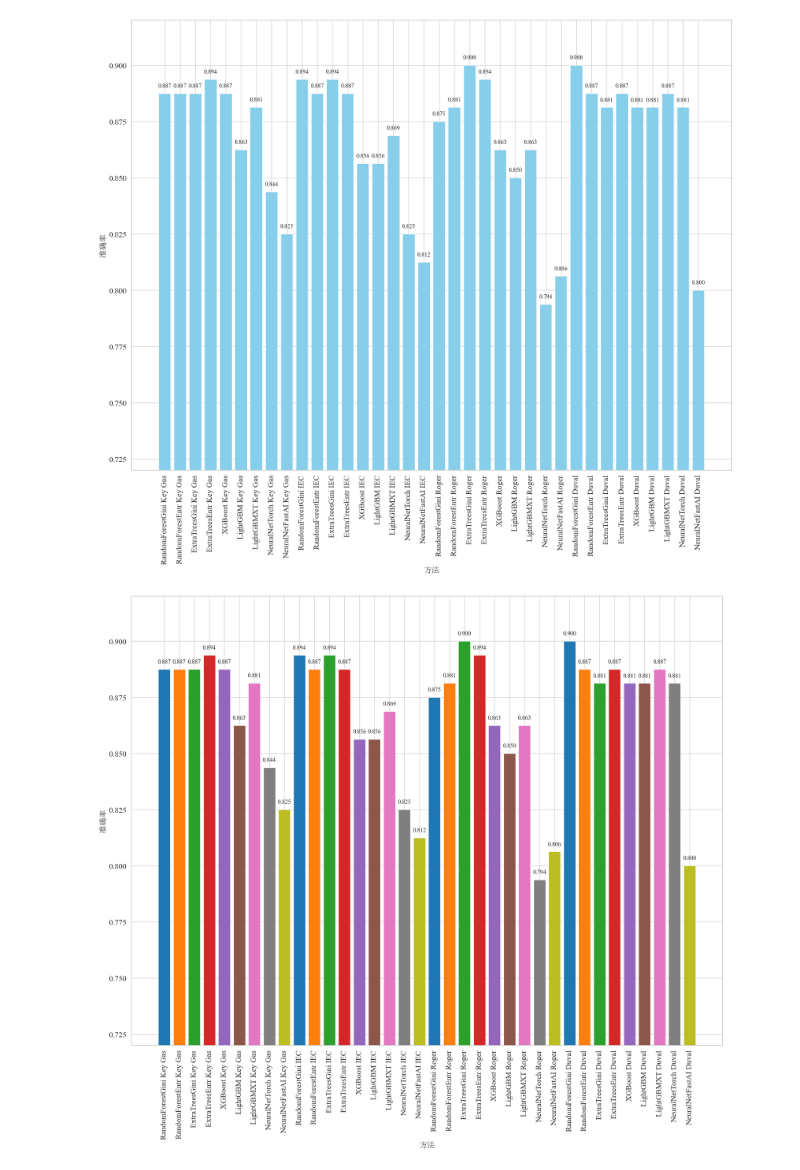
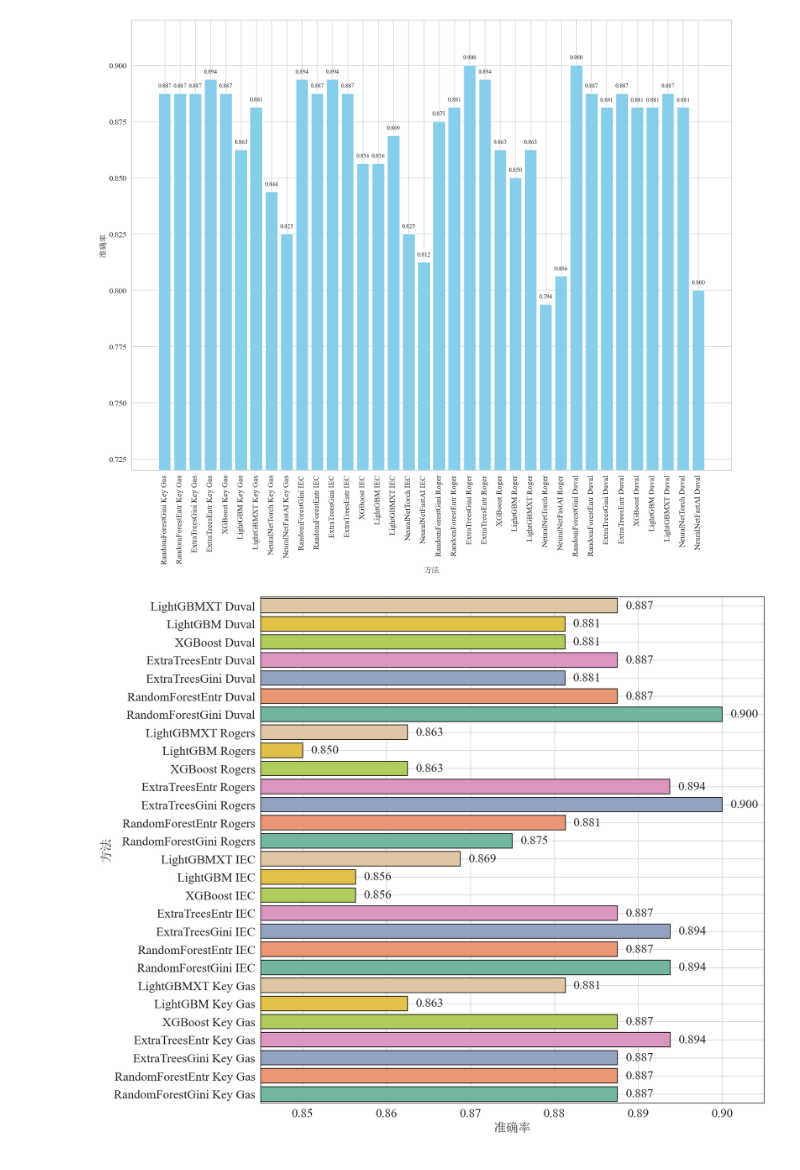
Before and after one commit to Sihan0229/DGA, a Jupyter notebook: Dissolved-Gas-Analysis/figure_show.ipynb, the cells around one changed output. Saved outputs shown, nothing was run; the diff lists cells and outputs as text; code cells hidden in the pictures.

```diff
--- a/Dissolved-Gas-Analysis/figure_show.ipynb
+++ b/Dissolved-Gas-Analysis/figure_show.ipynb
@@ -628,62 +569,87 @@ plt.show()
 # %%
 import matplotlib.pyplot as plt
 import pandas as pd
 from matplotlib.font_manager import FontProperties
 
 # 设置字体
-font_cn = FontProperties(fname=r"C:\Windows\Fonts\simsun.ttc", size=16)
-font_en = FontProperties(fname=r"C:\Windows\Fonts\times.ttf", size=16)
+font_cn = FontProperties(fname=r"C:\Windows\Fonts\simsun.ttc", size=22)
+font_en = FontProperties(fname=r"C:\Windows\Fonts\times.ttf", size=22)
 
 # 构造数据
 data = {
-    '特征': ['Key Gas'] * 9 + ['IEC'] * 9 + ['Roger'] * 9 + ['Duval'] * 9,
+    '特征': ['Key Gas'] * 7 + ['IEC'] * 7 + ['Rogers'] * 7 + ['Duval'] * 7,
     '模型': [
-        'RandomForestGini', 'RandomForestEntr', 'ExtraTreesGini', 'ExtraTreesEntr', 'XGBoost', 'LightGBM', 'LightGBMXT', 'NeuralNetTorch', 'NeuralNetFastAI',
-        'RandomForestGini', 'RandomForestEntr', 'ExtraTreesGini', 'ExtraTreesEntr', 'XGBoost', 'LightGBM', 'LightGBMXT', 'NeuralNetTorch', 'NeuralNetFastAI',
-        'RandomForestGini', 'RandomForestEntr', 'ExtraTreesGini', 'ExtraTreesEntr', 'XGBoost', 'LightGBM', 'LightGBMXT', 'NeuralNetTorch', 'NeuralNetFastAI',
-        'RandomForestGini', 'RandomForestEntr', 'ExtraTreesGini', 'ExtraTreesEntr', 'XGBoost', 'LightGBM', 'LightGBMXT', 'NeuralNetTorch', 'NeuralNetFastAI',
+        'RandomForestGini', 'RandomForestEntr', 'ExtraTreesGini', 'ExtraTreesEntr', 'XGBoost', 'LightGBM', 'LightGBMXT',# 'NeuralNetTorch', 'NeuralNetFastAI',
+        'RandomForestGini', 'RandomForestEntr', 'ExtraTreesGini', 'ExtraTreesEntr', 'XGBoost', 'LightGBM', 'LightGBMXT', #'NeuralNetTorch', 'NeuralNetFastAI',
+        'RandomForestGini', 'RandomForestEntr', 'ExtraTreesGini', 'ExtraTreesEntr', 'XGBoost', 'LightGBM', 'LightGBMXT', #'NeuralNetTorch', 'NeuralNetFastAI',
+        'RandomForestGini', 'RandomForestEntr', 'ExtraTreesGini', 'ExtraTreesEntr', 'XGBoost', 'LightGBM', 'LightGBMXT', #'NeuralNetTorch', 'NeuralNetFastAI',
     ],
     'Accuracy': [
-        0.8875, 0.8875, 0.8875, 0.8938, 0.8875, 0.8625, 0.8813, 0.8438, 0.8250,
-        0.8938, 0.8875, 0.8938, 0.8875, 0.8563, 0.8563, 0.8688, 0.8250, 0.8125,
-        0.8750, 0.8813, 0.9000, 0.89375, 0.8625, 0.85, 0.8625, 0.79375, 0.80625,
-        0.9000, 0.8875, 0.88125, 0.8875, 0.88125, 0.88125, 0.8875, 0.88125, 0.8000
+        0.8875, 0.8875, 0.8875, 0.8938, 0.8875, 0.8625, 0.8813, #0.8438, 0.8250,
+        0.8938, 0.8875, 0.8938, 0.8875, 0.8563, 0.8563, 0.8688, #0.8250, 0.8125,
+        0.8750, 0.8813, 0.9000, 0.89375, 0.8625, 0.85, 0.8625, #0.79375, 0.80625,
+        0.9000, 0.8875, 0.88125, 0.8875, 0.88125, 0.88125, 0.8875, #0.88125, 0.8000
     ]
 }
 
 df = pd.DataFrame(data)
 df['方法'] = df['模型'] + ' ' + df['特征']
 
-# 分配颜色：为每个模型定义唯一颜色
-unique_models = df['模型'].unique()
-colors = plt.get_cmap('tab10').colors  # 使用 matplotlib 自带 colormap
+# 自定义 9 个颜色（你提供的前 8 个 + 自定义新加的一个）
+model_colors = [
+    '#72b6a1',  # 1
+    '#e99675',  # 2
+    '#95a3c3',  # 3
+    '#db96c0',  # 4
+    '#b0cc5a',  # 5
+    '#e2c148',  # 6
+    '#dfc7a3',  # 7
+    # '#bdbdbd',  # 8
+    # '#97c9ba'   # 9 - 新补充的
+]
 
-# 构建模型到颜色的映射字典
-model_color_map = {model: colors[i % len(colors)] for i, model in enumerate(unique_models)}
+# 映射模型到颜色
+unique_models = [
+    'RandomForestGini', 'RandomForestEntr', 'ExtraTreesGini', 'ExtraTreesEntr',
+    'XGBoost', 'LightGBM', 'LightGBMXT'#, 'NeuralNetTorch', 'NeuralNetFastAI'
+]
+model_color_map = dict(zip(unique_models, model_colors))
 df['颜色'] = df['模型'].map(model_color_map)
 
+# 设置风格
+import seaborn as sns
+sns.set(style="whitegrid")
+
 # 绘图
-plt.figure(figsize=(18, 16))
-bars = plt.bar(df['方法'], df['Accuracy'], color=df['颜色'])
+plt.figure(figsize=(16, 16))
+bars = plt.barh(df['方法'], df['Accuracy'], color=df['颜色'],
+        edgecolor='black',      # 添加边框
+        linewidth=1.2)
 
 # 添加数值标签
 for bar in bars:
-    height = bar.get_height()
-    plt.text(bar.get_x() + bar.get_width()/2, height + 0.002, f'{height:.3f}',
-             ha='center', va='bottom', fontsize=12, fontproperties=font_en)
+    width = bar.get_width()
+    plt.text(width + 0.001, bar.get_y() + bar.get_height()/2, f'{width:.3f}',
+             va='center', ha='left', fontsize=22, fontproperties=font_en)
 
 # 坐标轴设置
-plt.xlabel('方法', fontsize=16, fontproperties=font_cn)
-plt.ylabel('准确率', fontsize=16, fontproperties=font_cn)
-plt.xticks(rotation=90, fontsize=12, fontproperties=font_en)
-plt.yticks(fontsize=12, fontproperties=font_en)
-plt.ylim(0.72, 0.92)
+plt.ylabel('方法', fontsize=22, fontproperties=font_cn)
+plt.xlabel('准确率', fontsize=22, fontproperties=font_cn)
+plt.yticks(fontsize=22, fontproperties=font_en)
+plt.xticks(fontsize=22, fontproperties=font_en)
+plt.xlim(0.845, 0.905)
+plt.ylim(-0.5, len(df) - 0.5)
+# 减少上下空白
+#plt.tight_layout(pad=0)
+plt.subplots_adjust(top=0.8, bottom=0.02)
+ax = plt.gca()  # 获取当前坐标轴
+for spine in ax.spines.values():
+    spine.set_edgecolor('black')  # 设置边框颜色
+    spine.set_linewidth(1.0)      # 设置边框粗细
 
-# 不显示图例
-plt.tight_layout()
 plt.show()
 # %% [output]
-[figure, old version]
+[figure, new version]
 # %%
 import matplotlib.pyplot as plt
 import pandas as pd
```
Also changed, not shown: parts of 6 cells of this notebook.
